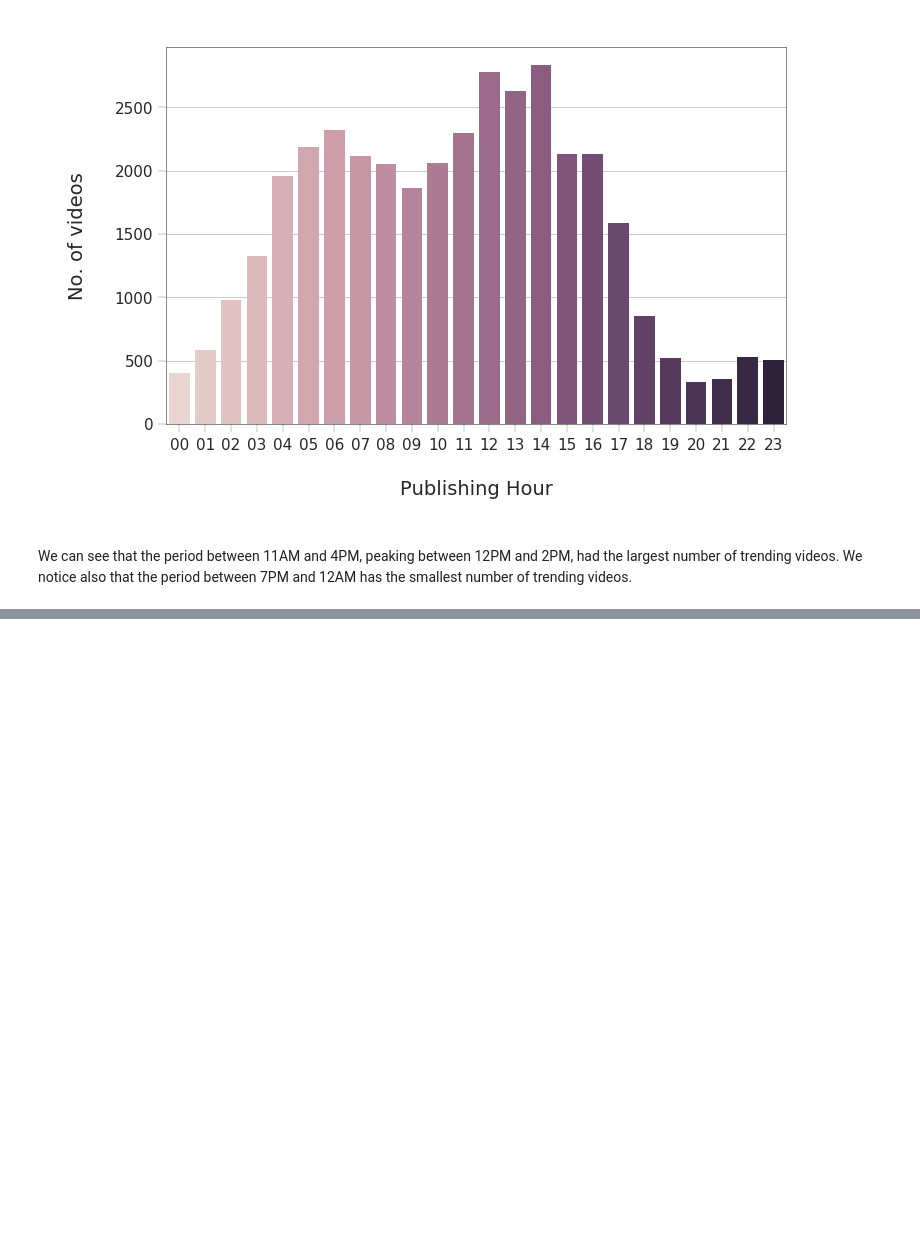
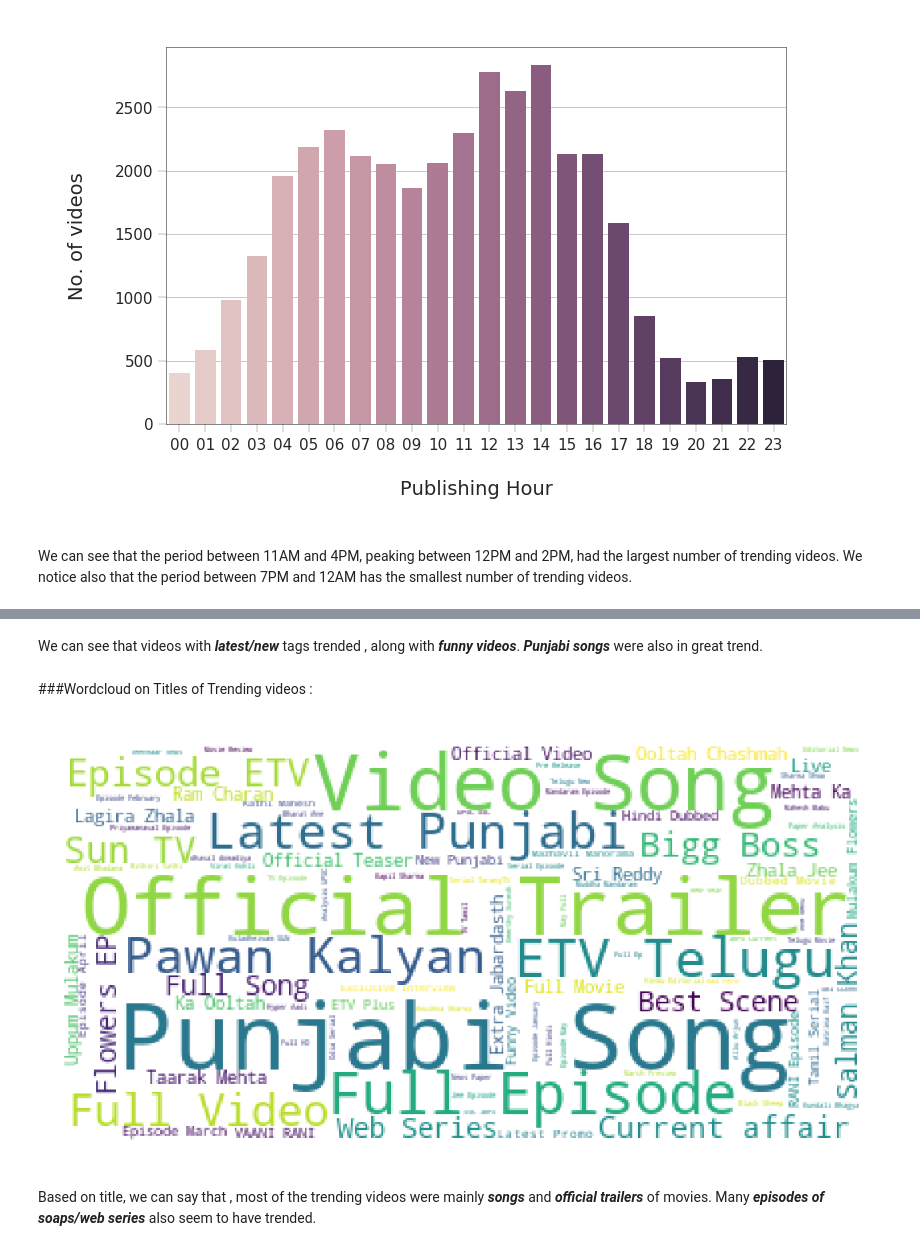
Before and after one commit to Shreya369/We-R, a Jupyter notebook: YouTube_Trending_Video_Analysis.ipynb, the cells around one changed output, grey strips where cells are left out. Saved outputs shown, nothing was run; the diff lists cells and outputs as text; code cells hidden in the pictures; blank space fills up the shorter version.

```diff
--- a/YouTube_Trending_Video_Analysis.ipynb
+++ b/YouTube_Trending_Video_Analysis.ipynb
@@ -222,0 +251,11 @@ We can see that the period between 11AM and 4PM, peaking between 12PM and 2PM, h
+# %% [markdown]
+We can see that videos with ***latest/new*** tags trended , along with ***funny videos***. ***Punjabi songs*** were also in great trend.
+# %% [markdown]
+###Wordcloud on Titles of Trending videos :
+# %%
+title = INvideos['title']
+createwordcloud(title , 'white' , 'Commonly used words in titles' )
+# %% [output]
+[figure, added]
+# %% [markdown]
+Based on title, we can say that , most of the trending videos were mainly ***songs*** and ***official trailers*** of movies. Many ***episodes of soaps/web series*** also seem to have trended.
```
Also changed, not shown: parts of 5 cells of this notebook.
